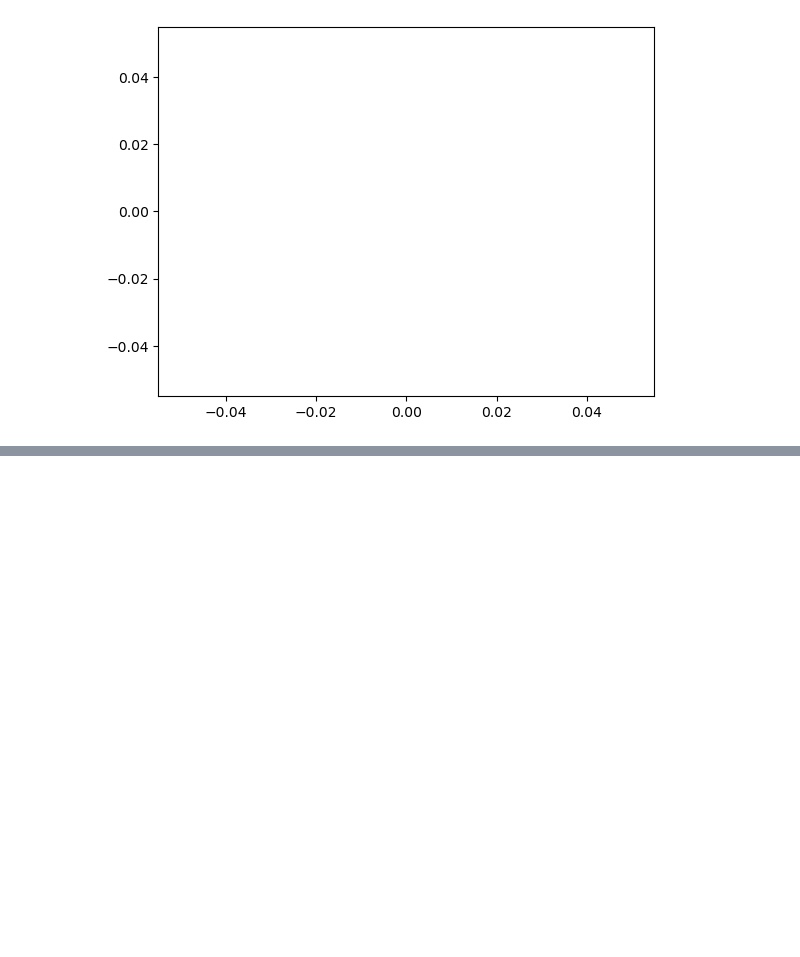
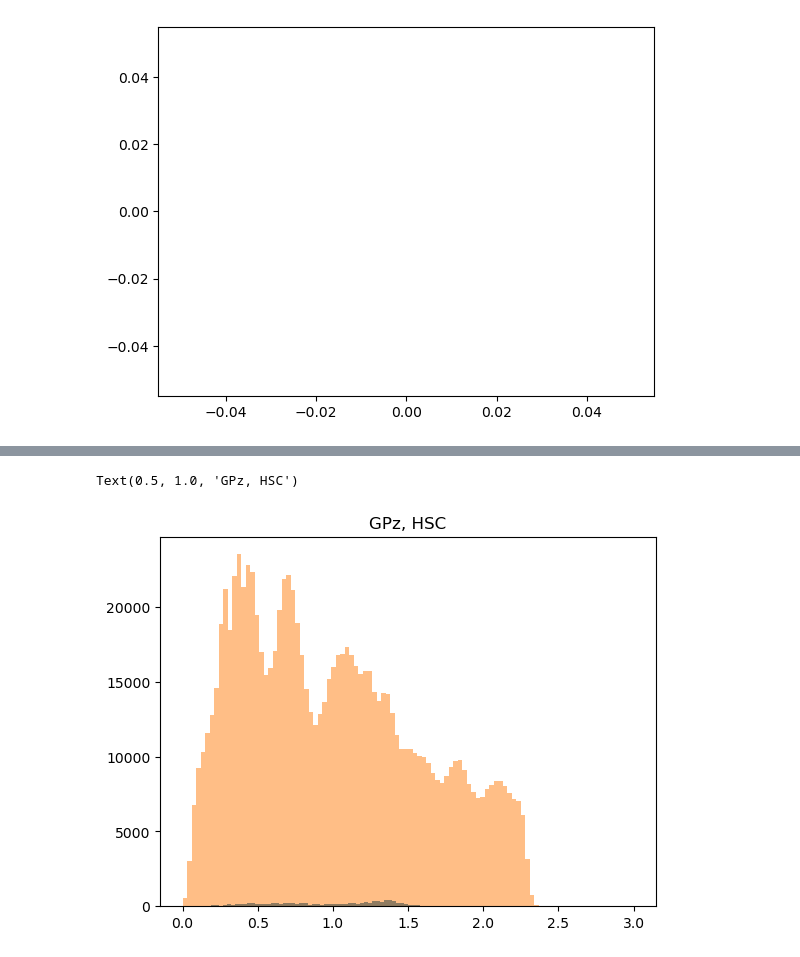
Before and after one commit to alice-crafford/Photo-z-Stress-Test, a Jupyter notebook: Evaluation_Pipeline.ipynb, the cells around one changed output, grey strips where cells are left out. Saved outputs shown, nothing was run; the diff lists cells and outputs as text; code cells hidden in the pictures; blank space fills up the shorter version.

```diff
--- a/Evaluation_Pipeline.ipynb
+++ b/Evaluation_Pipeline.ipynb
@@ -1567,0 +1732,7 @@ plt.plot(np.linspace(0, 1, 100), ens[3].pdf(np.linspace(0, 1, 100))[0])
+# %%
+plt.hist(np.asarray(file['ancil']['zmode']).flatten(), bins = 100 )
+plt.hist(np.asarray(orig['redshift']).flatten(), bins = 100, alpha = 0.5)
+plt.title("GPz, HSC")
+# %% [output]
+Text(0.5, 1.0, 'GPz, HSC')
+[figure, added]
```
Also changed, not shown: parts of 22 cells of this notebook.
